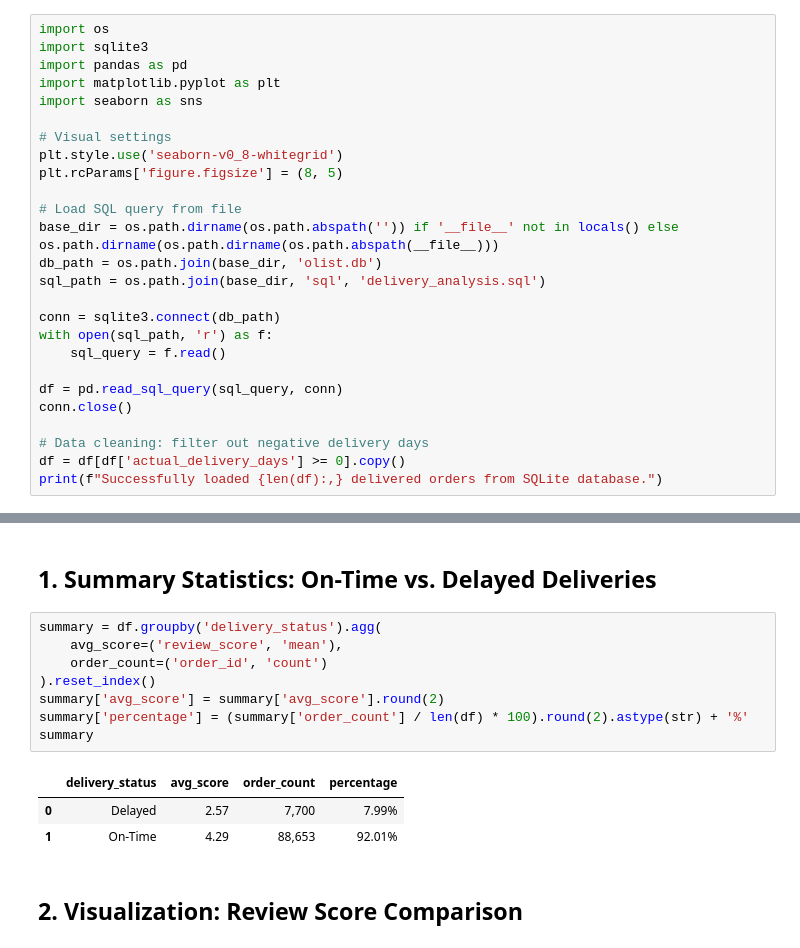
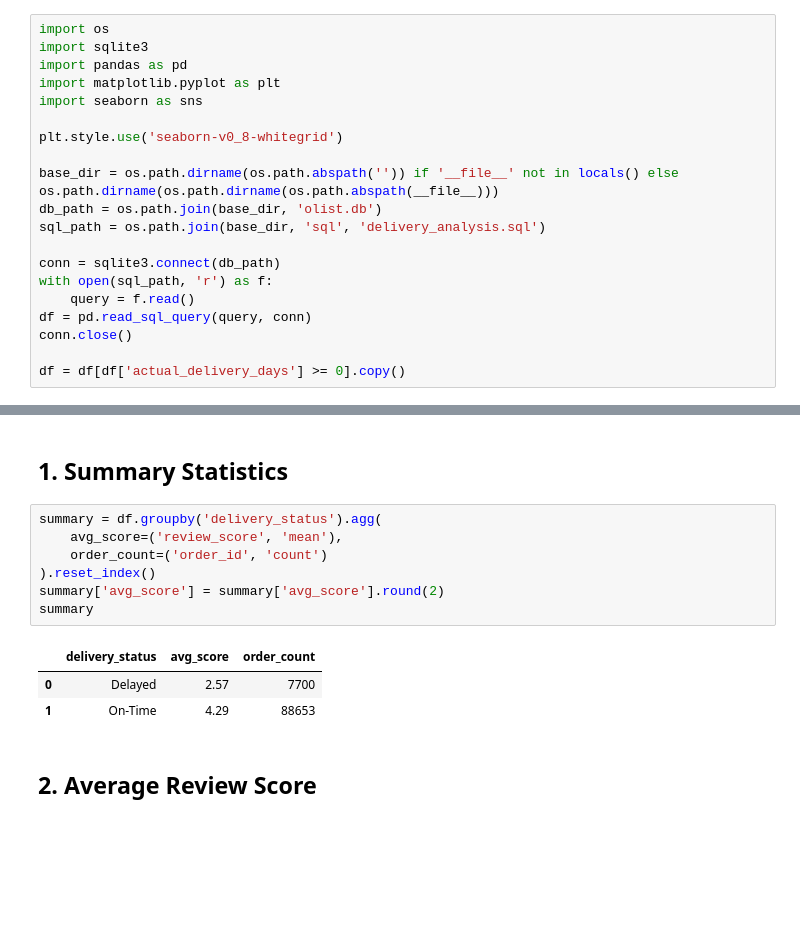
Before and after one commit to MohLGNDQ2D/Olist_Data_Analysis, a Jupyter notebook: notebooks/delivery_analysis.ipynb, the cells around one changed output, grey strips where cells are left out. Cells and saved outputs as stored; diff of their text form; blank space fills up the shorter version.

```diff
--- a/notebooks/delivery_analysis.ipynb
+++ b/notebooks/delivery_analysis.ipynb
@@ -10,22 +9,16 @@ import pandas as pd
 import matplotlib.pyplot as plt
 import seaborn as sns
 
-# Visual settings
 plt.style.use('seaborn-v0_8-whitegrid')
-plt.rcParams['figure.figsize'] = (8, 5)
 
-# Load SQL query from file
 base_dir = os.path.dirname(os.path.abspath('')) if '__file__' not in locals() else os.path.dirname(os.path.dirname(os.path.abspath(__file__)))
 db_path = os.path.join(base_dir, 'olist.db')
 sql_path = os.path.join(base_dir, 'sql', 'delivery_analysis.sql')
 
 conn = sqlite3.connect(db_path)
 with open(sql_path, 'r') as f:
-    sql_query = f.read()
-
-df = pd.read_sql_query(sql_query, conn)
+    query = f.read()
+df = pd.read_sql_query(query, conn)
 conn.close()
 
-# Data cleaning: filter out negative delivery days
 df = df[df['actual_delivery_days'] >= 0].copy()
-print(f"Successfully loaded {len(df):,} delivered orders from SQLite database.")
@@ -34,17 +25,16 @@ Successfully loaded 96,353 delivered orders from SQLite database.
 # %% [markdown]
-## 1. Summary Statistics: On-Time vs. Delayed Deliveries
+## 1. Summary Statistics
 # %%
 summary = df.groupby('delivery_status').agg(
     avg_score=('review_score', 'mean'),
     order_count=('order_id', 'count')
 ).reset_index()
 summary['avg_score'] = summary['avg_score'].round(2)
-summary['percentage'] = (summary['order_count'] / len(df) * 100).round(2).astype(str) + '%'
 summary
 # %% [output]
-|  | delivery_status | avg_score | order_count | percentage |
-| 0 | Delayed | 2.57 | 7,700 | 7.99% |
-| 1 | On-Time | 4.29 | 88,653 | 92.01% |
+|  | delivery_status | avg_score | order_count |
+| 0 | Delayed | 2.57 | 7700 |
+| 1 | On-Time | 4.29 | 88653 |
 # %% [markdown]
-## 2. Visualization: Review Score Comparison
+## 2. Average Review Score
 # %%
```
Also changed, not shown: parts of 10 cells of this notebook.
